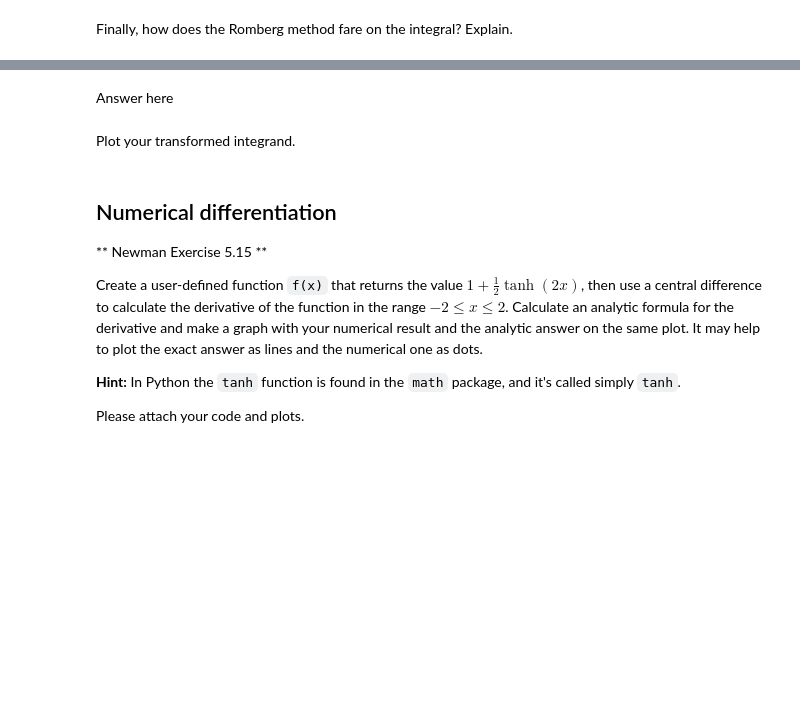
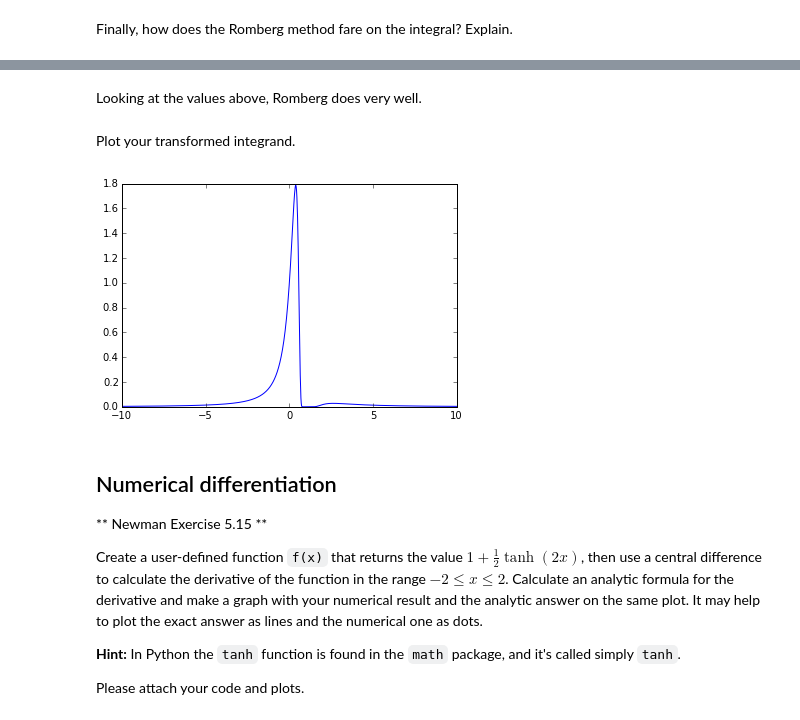
Before and after one commit to elevally/Weekly-Sessions, a Jupyter notebook: Weekly Session 5.ipynb, the cells around one changed output, grey strips where cells are left out. Cells and saved outputs as stored; diff of their text form; code cells hidden in the pictures; blank space fills up the shorter version.

```diff
--- a/Weekly Session 5.ipynb
+++ b/Weekly Session 5.ipynb
@@ -449,0 +502,8 @@ Answer here
+# %%
+from math import exp
+
+def f(z):
+    return exp(-z**2/(1-z)**2)/(1-z)**2
+
+I = romberg.romberg(f, (0,1, 10**(-10), verbose = True)
+print(I)
@@ -453,0 +518,9 @@ Finally, how does the Romberg method fare on the integral? Explain.
+# %%
+from math import exp
+
+def f(z):
+    return exp(-z**2/(1-z)**2)/(1-z)**2
+
+I = romberg.romberg(f, (0,1-10**(-10)), 10**(-10), verbose = True)
+print("Analytic value = ", 0.5*math.sqrt(math.pi))
+print("Romberg value = ", I)
@@ -454,6 +545,6 @@ Finally, how does the Romberg method fare on the integral? Explain.
 # %% [markdown]
 <div class=answer>
 <div/>
-Answer here
+Looking at the values above, Romberg does very well.
 # %% [markdown]
 Plot your transformed integrand.
@@ -462,3 +551,15 @@ Plot your transformed integrand.
+# %%
+x = []
+y = []
+
+for t in np.linspace(-10,10,1000):
+    x.append(t)
+    y.append(f(t))
+
+plt.plot(x,y)
+plt.show()
+# %% [output]
+[figure, added]
 # %% [markdown]
 ## Numerical differentiation
 
```
Also changed, not shown: parts of 32 cells of this notebook.
